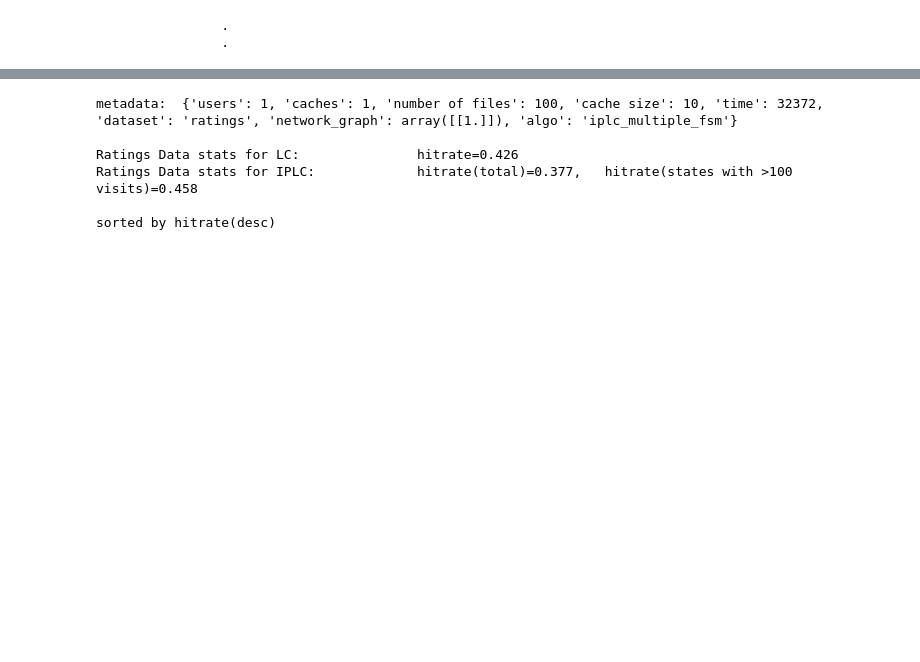
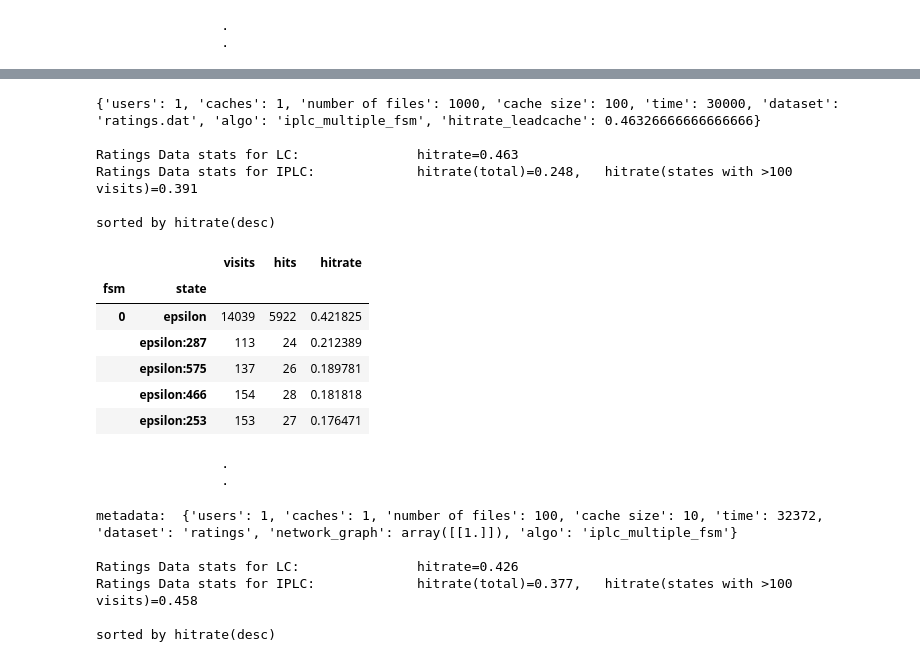
Before and after one commit to AtivJoshi/UniversalCaching, a Jupyter notebook: results.ipynb, the cells around one changed output, grey strips where cells are left out. Drawn from its saved outputs; the diff is of its cells as text; code cells hidden in the pictures; blank space fills up the shorter version.

```diff
--- a/results.ipynb
+++ b/results.ipynb
@@ -111,3 +234,40 @@ sorted by hitrate(desc)
+# %%
+# Ratings Data Single User
+# 'users': 1, 'caches': 1, 'number of files': 1000, 'cache size': 100, 'time': 30000, 'dataset': 'ratings.dat'
+# Data is modified so the file names are changed to [1..len(total_unique_ids)]. All files with file name greater than 1000 are dropped
+
+with pd.HDFStore(f'data/ratings_iplc_multifsm_u1_c1_t30000_d1_f1000_2021_10_09_15_38_20.h5') as storage:
+      df=storage['df']
+      metadata=storage.get_storer('df').attrs.metadata
+      # metadata['dataset']='Ratings.dat'
+      # storage.get_storer('df').attrs.metadata=metadata
+_=metadata.pop('network_graph')
+_=metadata.pop('data_description')
+print(metadata)
+print(f'\nRatings Data stats for LC: \t\t hitrate={0.46326666666666666:.03f}')
+print(f'Ratings Data stats for IPLC: \t\t hitrate(total)={0.24826666666666666:0.3f}, \t hitrate(states with >100 visits)={0.3906887755102041:0.3f}')
+df1=df.drop(df[df['visits']<100].index)
+df1.sort_values(by='hitrate',ascending=False,inplace=True)
+print('\nsorted by hitrate(desc)')
+# df['hits'].sum()/df['visits'].sum()
+# df1['hits'].sum()/df1['visits'].sum()
+df1[:5];print('\t\t.\n\t\t.')
+# %% [output]
+{'users': 1, 'caches': 1, 'number of files': 1000, 'cache size': 100, 'time': 30000, 'dataset': 'ratings.dat', 'algo': 'iplc_multiple_fsm', 'hitrate_leadcache': 0.46326666666666666}
+
+Ratings Data stats for LC:               hitrate=0.463
+Ratings Data stats for IPLC:             hitrate(total)=0.248,   hitrate(states with >100 visits)=0.391
+
+sorted by hitrate(desc)
+|  |  | visits | hits | hitrate |
+| fsm | state |  |  |  |
+| 0 | epsilon | 14039 | 5922 | 0.421825 |
+|  | epsilon:287 | 113 | 24 | 0.212389 |
+|  | epsilon:575 | 137 | 26 | 0.189781 |
+|  | epsilon:466 | 154 | 28 | 0.181818 |
+|  | epsilon:253 | 153 | 27 | 0.176471 |
+                .
+                .
 # %%
 ## Ratings Data single user
 ## {'users': 1, 'caches': 1, 'number of files': 100, 'cache size': 10, 'time': 32372}
```
Also changed, not shown: parts of 5 cells of this notebook.
